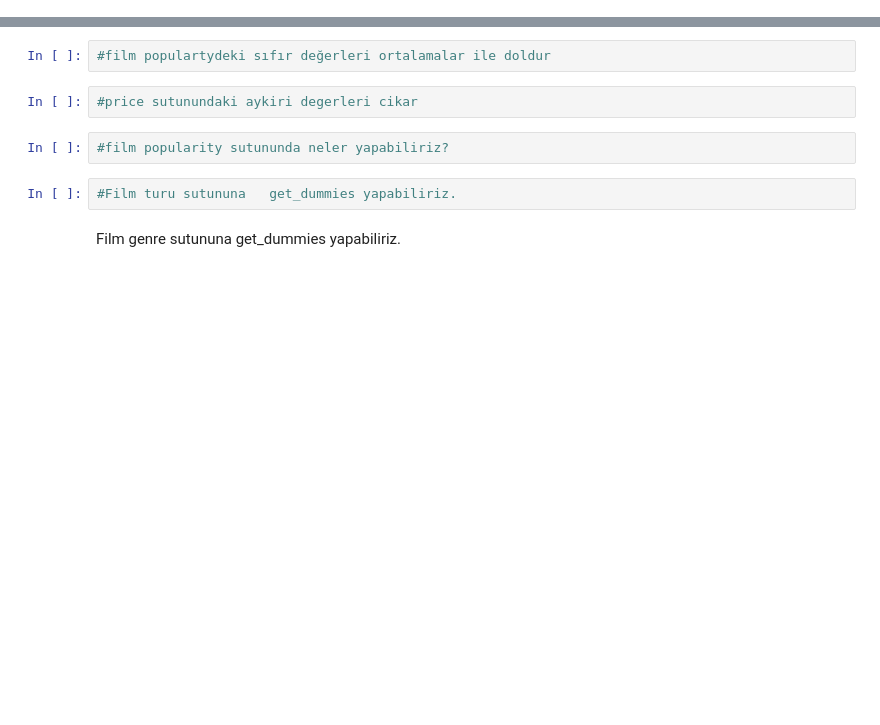
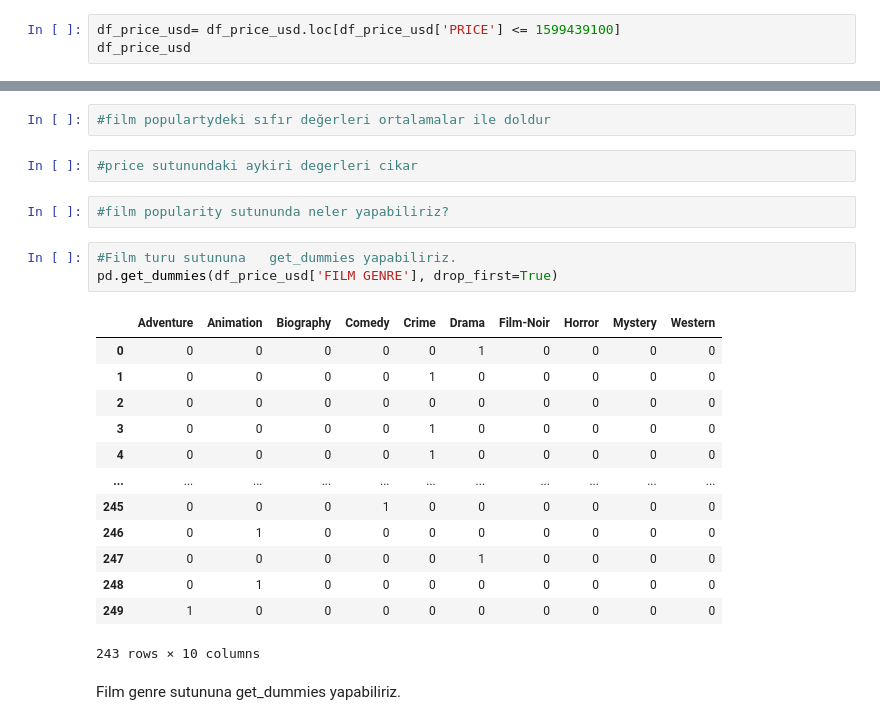
Before and after one commit to alituydurr/IDSA-Project, a Jupyter notebook: proje2.ipynb, the cells around one changed output, grey strips where cells are left out. Saved outputs shown, nothing was run; the diff lists cells and outputs as text; blank space fills up the shorter version.

```diff
--- a/proje2.ipynb
+++ b/proje2.ipynb
@@ -452,0 +445,3 @@ def mean_std_filling(column_name):
+# %%
+df_price_usd= df_price_usd.loc[df_price_usd['PRICE'] <= 1599439100]
+df_price_usd
@@ -458,5 +467,20 @@ def mean_std_filling(column_name):
 #film popularity sutununda neler yapabiliriz?
 # %%
 #Film turu sutununa   get_dummies yapabiliriz.
+pd.get_dummies(df_price_usd['FILM GENRE'], drop_first=True)
+# %% [output]
+|  | Adventure | Animation | Biography | Comedy | Crime | Drama | Film-Noir | Horror | Mystery | Western |
+| 0 | 0 | 0 | 0 | 0 | 0 | 1 | 0 | 0 | 0 | 0 |
+| 1 | 0 | 0 | 0 | 0 | 1 | 0 | 0 | 0 | 0 | 0 |
+| 2 | 0 | 0 | 0 | 0 | 0 | 0 | 0 | 0 | 0 | 0 |
+| 3 | 0 | 0 | 0 | 0 | 1 | 0 | 0 | 0 | 0 | 0 |
+| 4 | 0 | 0 | 0 | 0 | 1 | 0 | 0 | 0 | 0 | 0 |
+| ... | ... | ... | ... | ... | ... | ... | ... | ... | ... | ... |
+| 245 | 0 | 0 | 0 | 1 | 0 | 0 | 0 | 0 | 0 | 0 |
+| 246 | 0 | 1 | 0 | 0 | 0 | 0 | 0 | 0 | 0 | 0 |
+| 247 | 0 | 0 | 0 | 0 | 0 | 1 | 0 | 0 | 0 | 0 |
+| 248 | 0 | 1 | 0 | 0 | 0 | 0 | 0 | 0 | 0 | 0 |
+| 249 | 1 | 0 | 0 | 0 | 0 | 0 | 0 | 0 | 0 | 0 |
+243 rows × 10 columns
 # %% [markdown]
 Film genre sutununa   get_dummies yapabiliriz.
```
Also changed, not shown: parts of 12 cells of this notebook.
